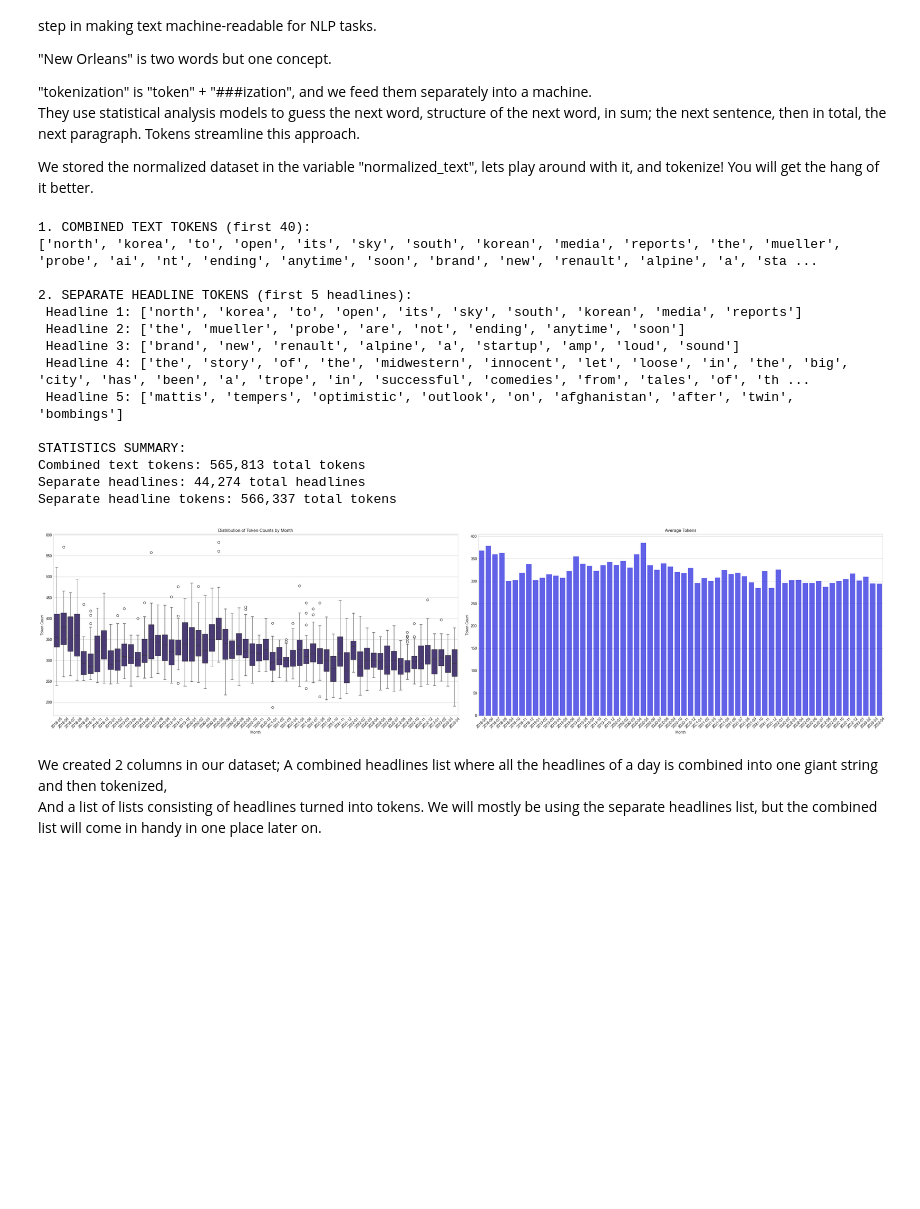
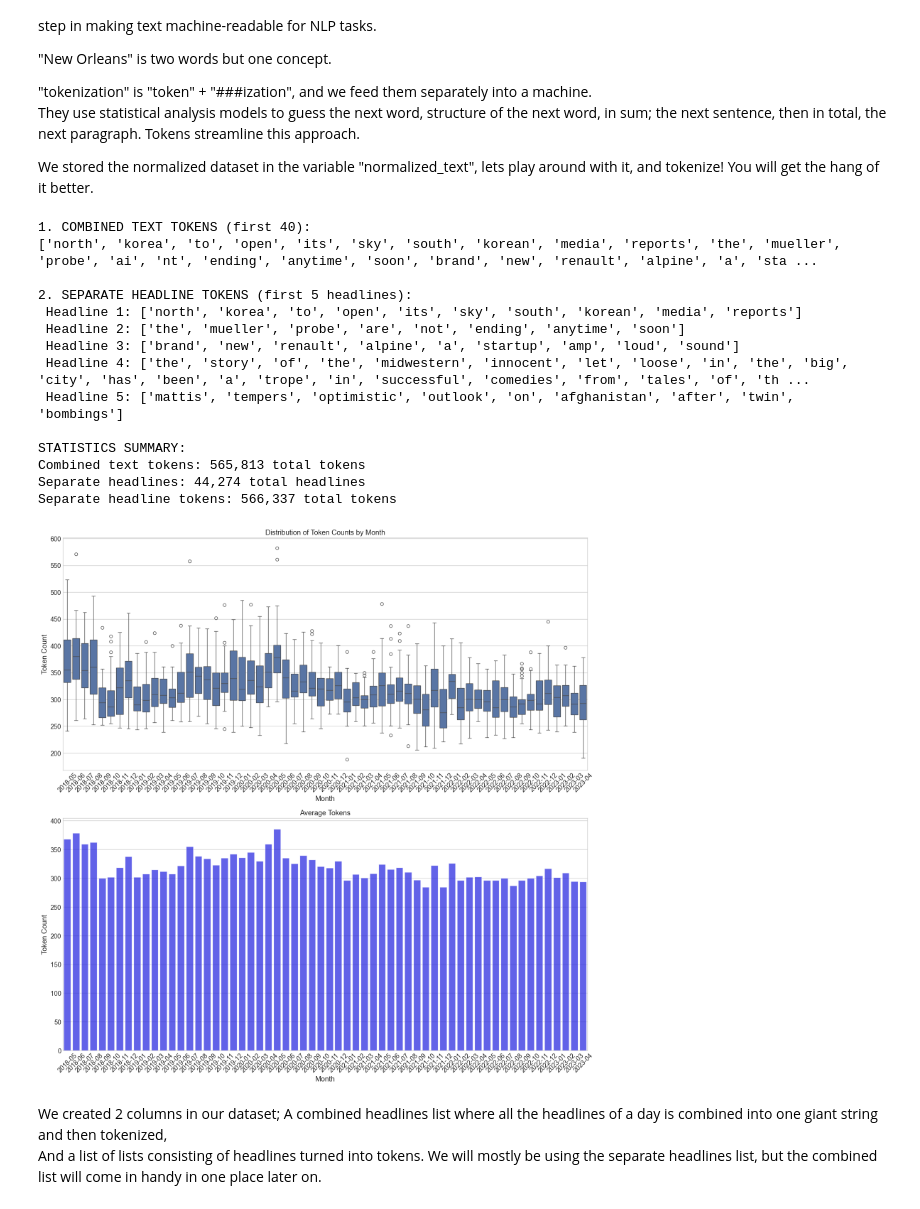
Before and after one commit to Rockhardey54/NLPNewsAnalyzer, a Jupyter notebook: headlines.ipynb, the cells around one changed output. Cells and saved outputs as stored; diff of their text form; code cells hidden in the pictures; blank space fills up the shorter version.

```diff
--- a/headlines.ipynb
+++ b/headlines.ipynb
@@ -380,7 +380,7 @@ print(f"Separate headlines: {news_df['separate_sentence_count'].sum():,} total h
 print(f"Separate headline tokens: {news_df['separate_token_count'].sum():,} total tokens")
 
 # Visualization code
-fig, axes = plt.subplots(nrows=1, ncols=2, figsize=(32, 8))
+fig, axes = plt.subplots(nrows=2, ncols=1, figsize=(16, 16))
 
 # Boxplot of token counts by month
 sns.boxplot(x='Month', y='token_count', data=news_df, ax=axes[0])
@@ -396,34 +396,34 @@ monthly_stats = news_df.groupby('Month').agg({
     'token_count': 'mean',
     'separate_token_count': 'mean',
     'separate_avg_tokens': 'mean',
 }).reset_index()
 
 # Barplot of average token count by month
 sns.barplot(x='Month', y='token_count', data=monthly_stats, ax=axes[1], color='blue', alpha=0.7)
 axes[1].set_title('Average Tokens')
 axes[1].set_xlabel('Month')
 axes[1].set_ylabel('Token Count')
 axes[1].tick_params(axis='x', rotation=45)
 
 plt.tight_layout()
 plt.savefig('token_distribution.png', dpi=100, bbox_inches='tight')
 plt.show()
 # %% [output]
 1. COMBINED TEXT TOKENS (first 40):
 ['north', 'korea', 'to', 'open', 'its', 'sky', 'south', 'korean', 'media', 'reports', 'the', 'mueller', 'probe', 'ai', 'nt', 'ending', 'anytime', 'soon', 'brand', 'new', 'renault', 'alpine', 'a', 'sta ...
 
 2. SEPARATE HEADLINE TOKENS (first 5 headlines):
  Headline 1: ['north', 'korea', 'to', 'open', 'its', 'sky', 'south', 'korean', 'media', 'reports']
  Headline 2: ['the', 'mueller', 'probe', 'are', 'not', 'ending', 'anytime', 'soon']
  Headline 3: ['brand', 'new', 'renault', 'alpine', 'a', 'startup', 'amp', 'loud', 'sound']
  Headline 4: ['the', 'story', 'of', 'the', 'midwestern', 'innocent', 'let', 'loose', 'in', 'the', 'big', 'city', 'has', 'been', 'a', 'trope', 'in', 'successful', 'comedies', 'from', 'tales', 'of', 'th ...
  Headline 5: ['mattis', 'tempers', 'optimistic', 'outlook', 'on', 'afghanistan', 'after', 'twin', 'bombings']
 
 STATISTICS SUMMARY:
 Combined text tokens: 565,813 total tokens
 Separate headlines: 44,274 total headlines
 Separate headline tokens: 566,337 total tokens
-[figure, old version]
+[figure, new version]
 # %% [markdown]
 We created 2 columns in our dataset; A combined headlines list where all the headlines of a day is combined into one giant string and then tokenized,  <br>
 And a list of lists consisting of headlines turned into tokens. We will mostly be using the separate headlines list, but the combined list will come in handy in one place later on.
```
Also changed, not shown: 1 other file.
